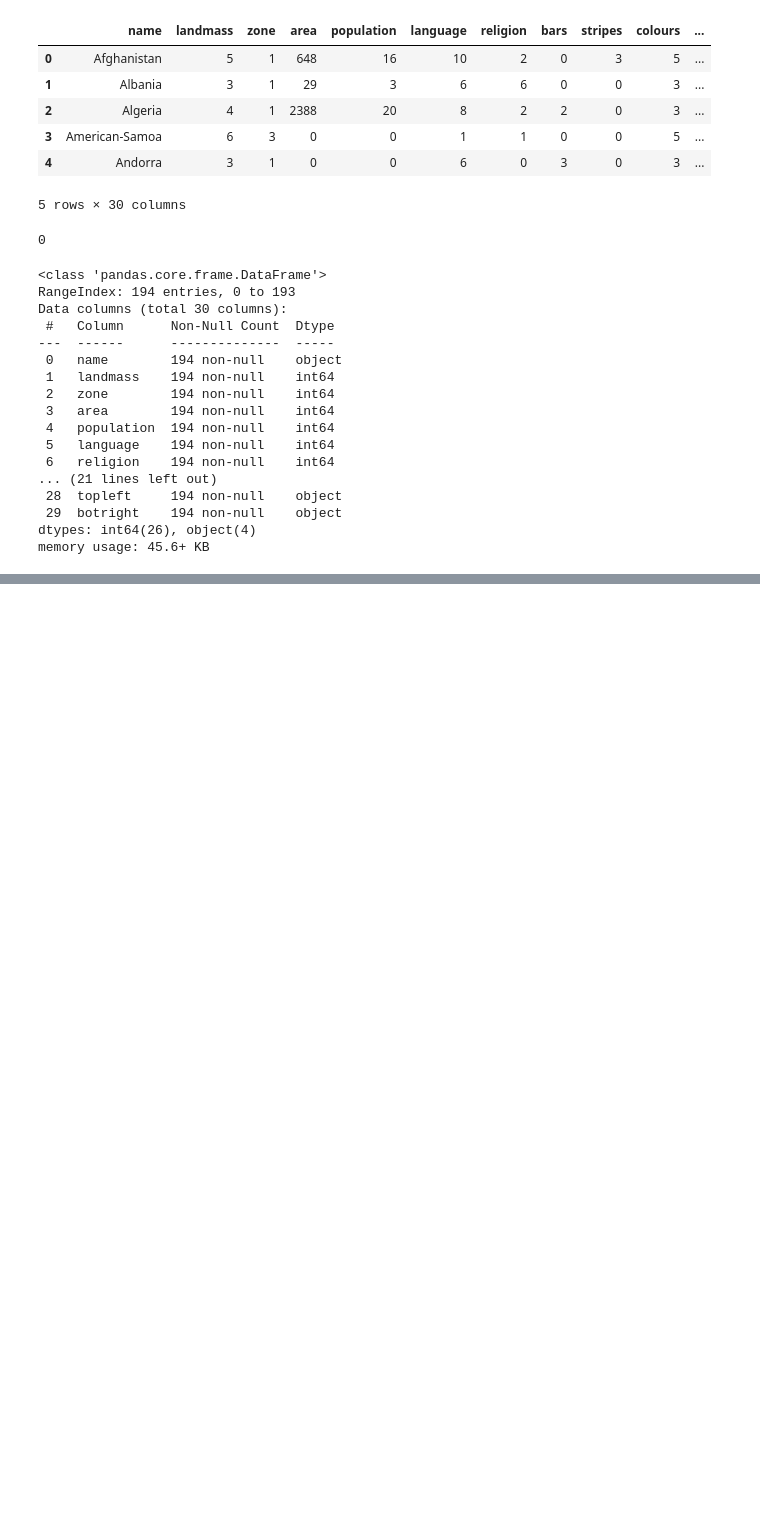
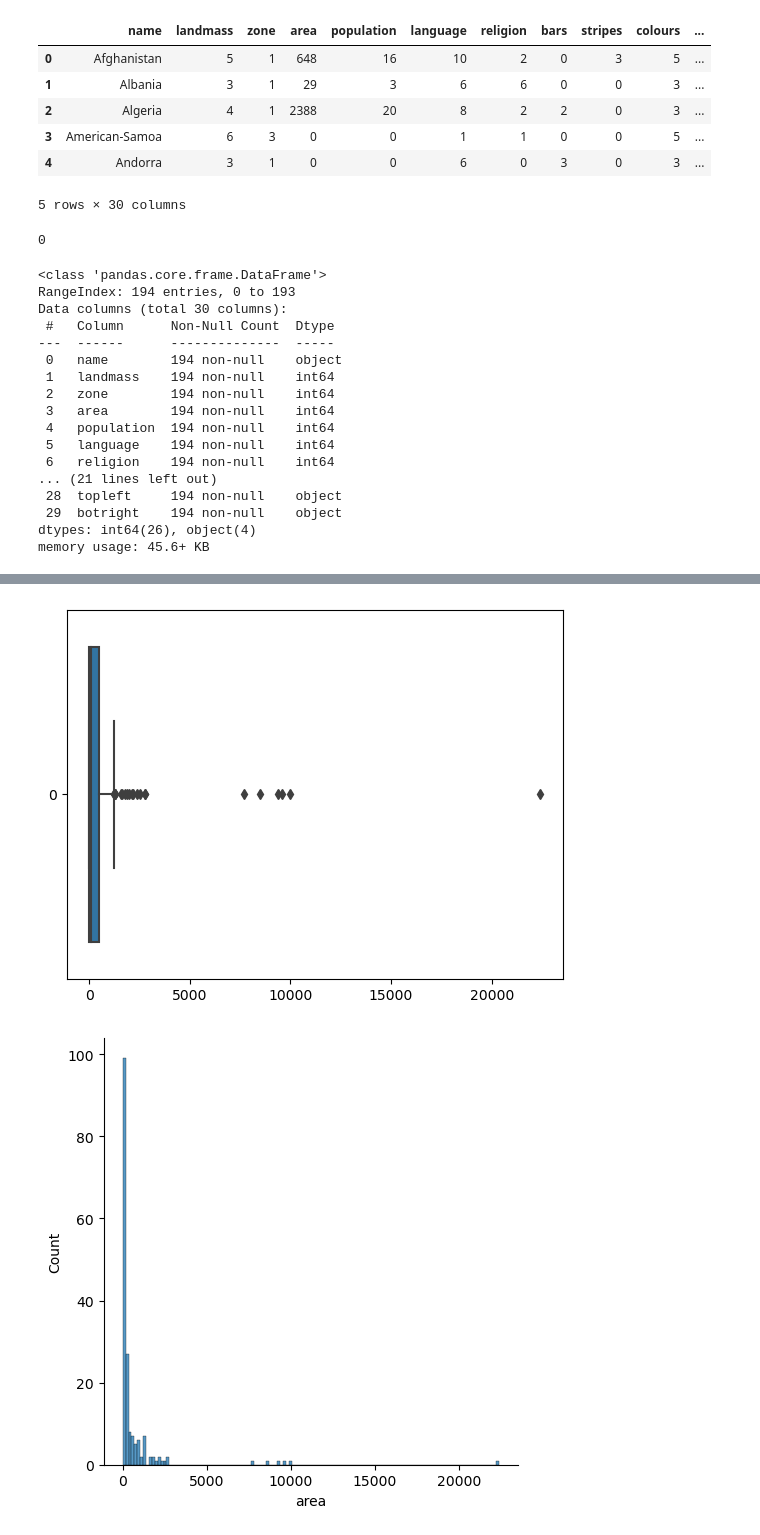
Before and after one commit to msavilov/Feature_Engineering_ML, a Jupyter notebook: 12_Final_project/final_project.ipynb, the cells around one changed output, grey strips where cells are left out. Saved outputs shown, nothing was run; the diff lists cells and outputs as text; code cells hidden in the pictures; blank space fills up the shorter version.

```diff
--- a/12_Final_project/final_project.ipynb
+++ b/12_Final_project/final_project.ipynb
@@ -153,0 +386,11 @@ memory usage: 45.6+ KB
+# %%
+new_data = data[(data['religion'] != 4) & (data['religion'] != 7) & (data['religion'] != 3)]
+# %%
+def make_plot(column):
+    sns.boxplot(new_data[column], orient='h')
+    sns.displot(new_data[column])
+# %%
+make_plot('area')
+# %% [output]
+[figure, added]
+[figure, added]
```
Also changed, not shown: parts of 56 cells of this notebook, 1 other file.
